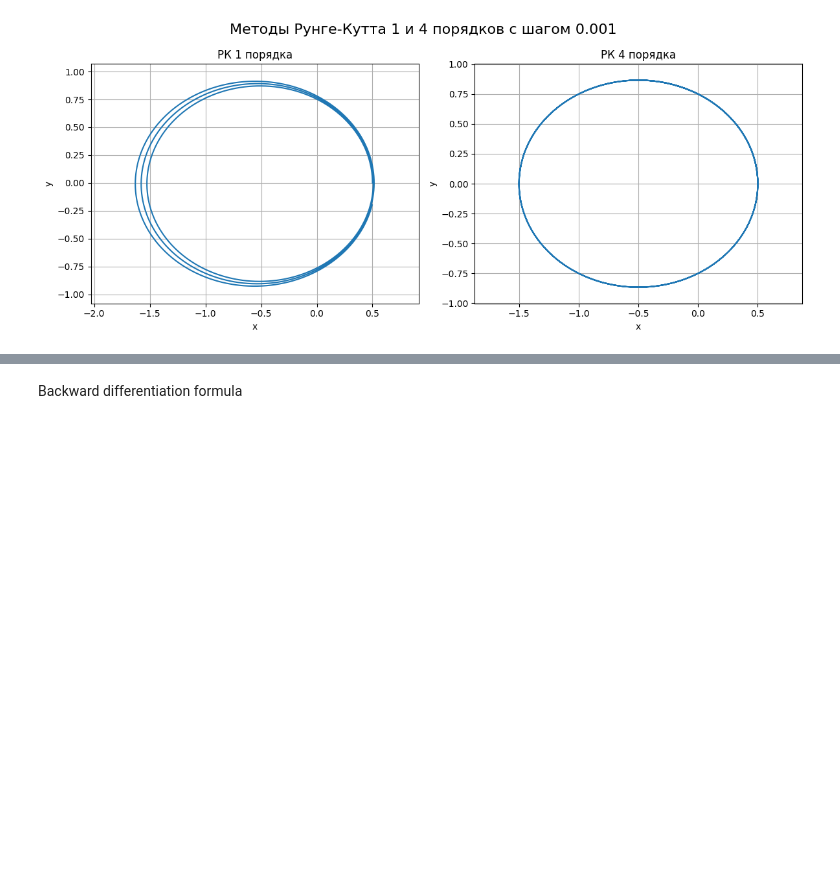
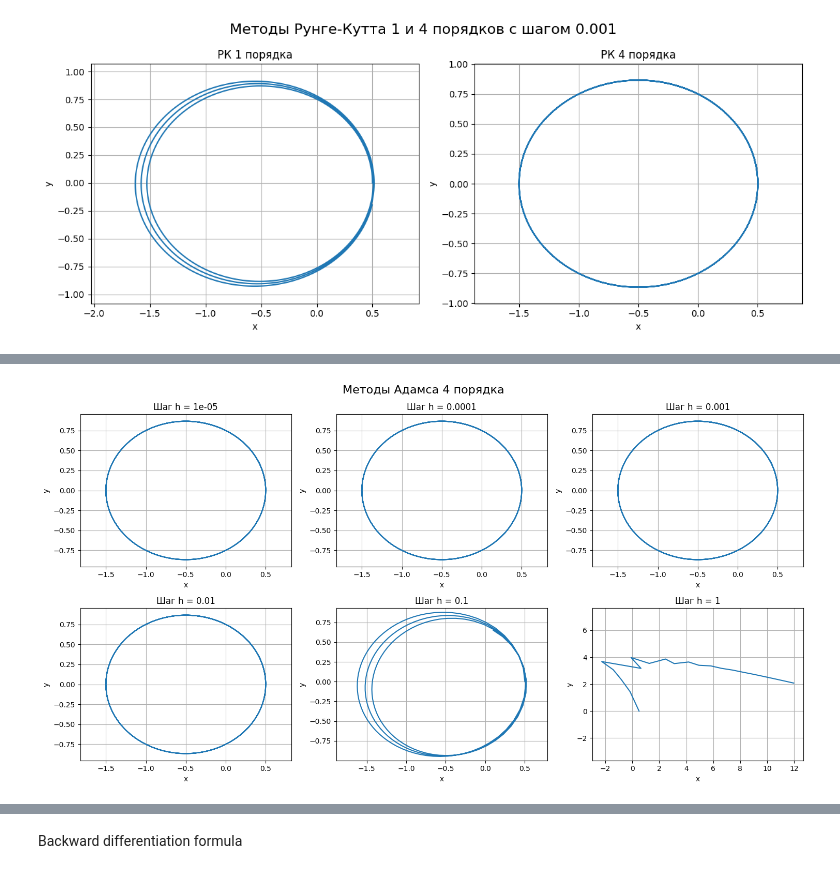
Before and after one commit to oncominglane/computational_mathematics, a Jupyter notebook: sem2/lab6/lab6.ipynb, the cells around one changed output, grey strips where cells are left out. Saved outputs shown, nothing was run; the diff lists cells and outputs as text; code cells hidden in the pictures; blank space fills up the shorter version.

```diff
--- a/sem2/lab6/lab6.ipynb
+++ b/sem2/lab6/lab6.ipynb
@@ -268,0 +371,4 @@ plt.show()
+# %%
+drawing_adams(order = 4)
+# %% [output]
+[figure, added]
```
Also changed, not shown: parts of 19 cells of this notebook, 2 other files.
